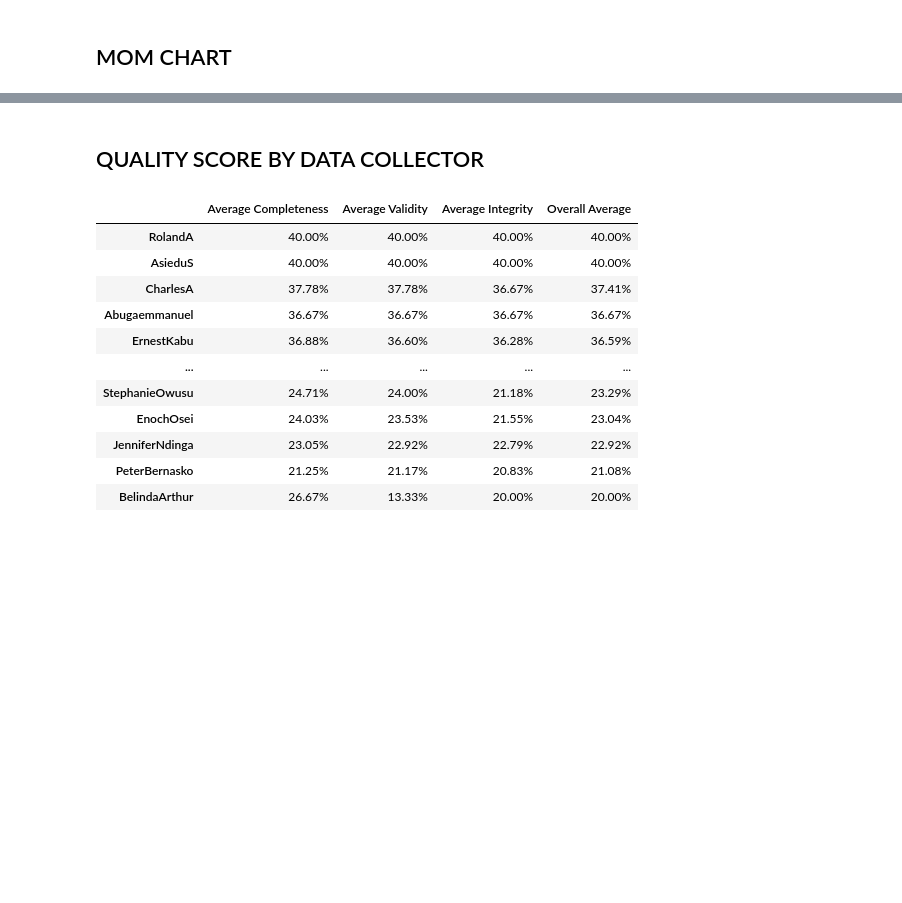
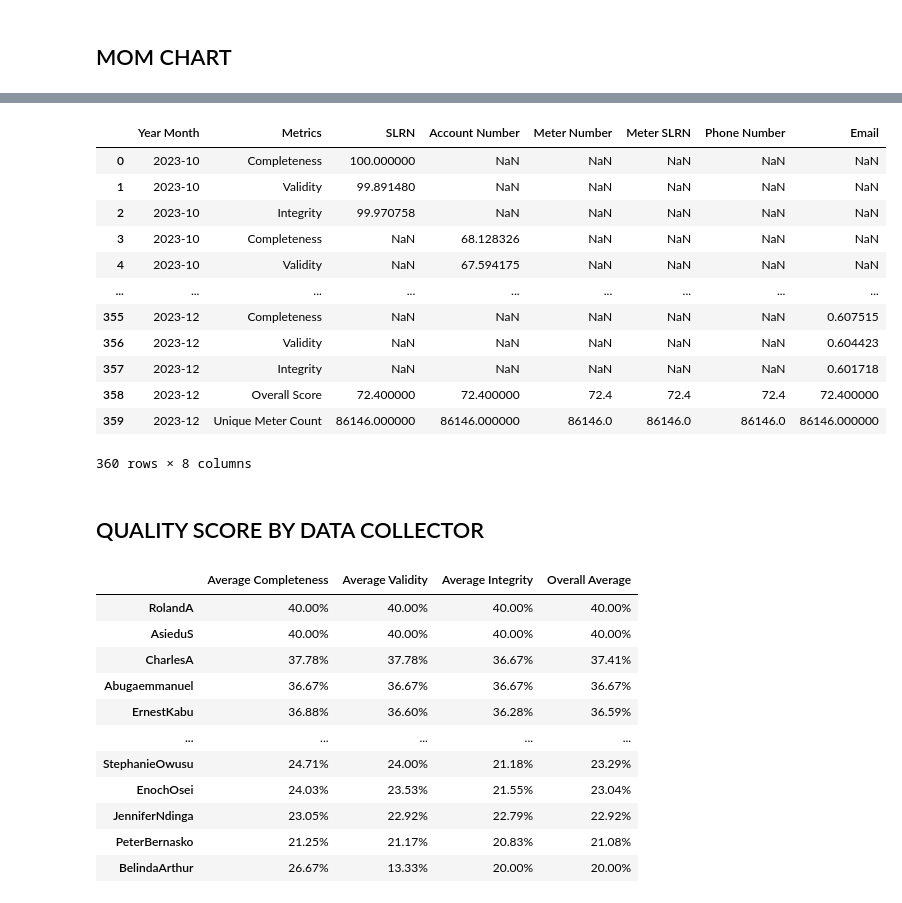
Before and after one commit to adeleyemosh/data-quality-analysis, a Jupyter notebook: ecg_analysis.ipynb, the cells around one changed output, grey strips where cells are left out. Drawn from its saved outputs; the diff is of its cells as text; code cells hidden in the pictures; blank space fills up the shorter version.

Commit message:
Added a function to calculate the metrics on a mom basis

```diff
--- a/ecg_analysis.ipynb
+++ b/ecg_analysis.ipynb
@@ -171,0 +241,16 @@ mom_overall_score_fil[['Year Month', 'Overall Score']].to_csv('data/exports/mom_
+# %%
+result_table
+# %% [output]
+|  | Year Month | Metrics | SLRN | Account Number | Meter Number | Meter SLRN | Phone Number | Email |
+| 0 | 2023-10 | Completeness | 100.000000 | NaN | NaN | NaN | NaN | NaN |
+| 1 | 2023-10 | Validity | 99.891480 | NaN | NaN | NaN | NaN | NaN |
+| 2 | 2023-10 | Integrity | 99.970758 | NaN | NaN | NaN | NaN | NaN |
+| 3 | 2023-10 | Completeness | NaN | 68.128326 | NaN | NaN | NaN | NaN |
+| 4 | 2023-10 | Validity | NaN | 67.594175 | NaN | NaN | NaN | NaN |
+| ... | ... | ... | ... | ... | ... | ... | ... | ... |
+| 355 | 2023-12 | Completeness | NaN | NaN | NaN | NaN | NaN | 0.607515 |
+| 356 | 2023-12 | Validity | NaN | NaN | NaN | NaN | NaN | 0.604423 |
+| 357 | 2023-12 | Integrity | NaN | NaN | NaN | NaN | NaN | 0.601718 |
+| 358 | 2023-12 | Overall Score | 72.400000 | 72.400000 | 72.4 | 72.4 | 72.4 | 72.400000 |
+| 359 | 2023-12 | Unique Meter Count | 86146.000000 | 86146.000000 | 86146.0 | 86146.0 | 86146.0 | 86146.000000 |
+360 rows × 8 columns
```
Also changed, not shown: parts of 6 cells of this notebook.
